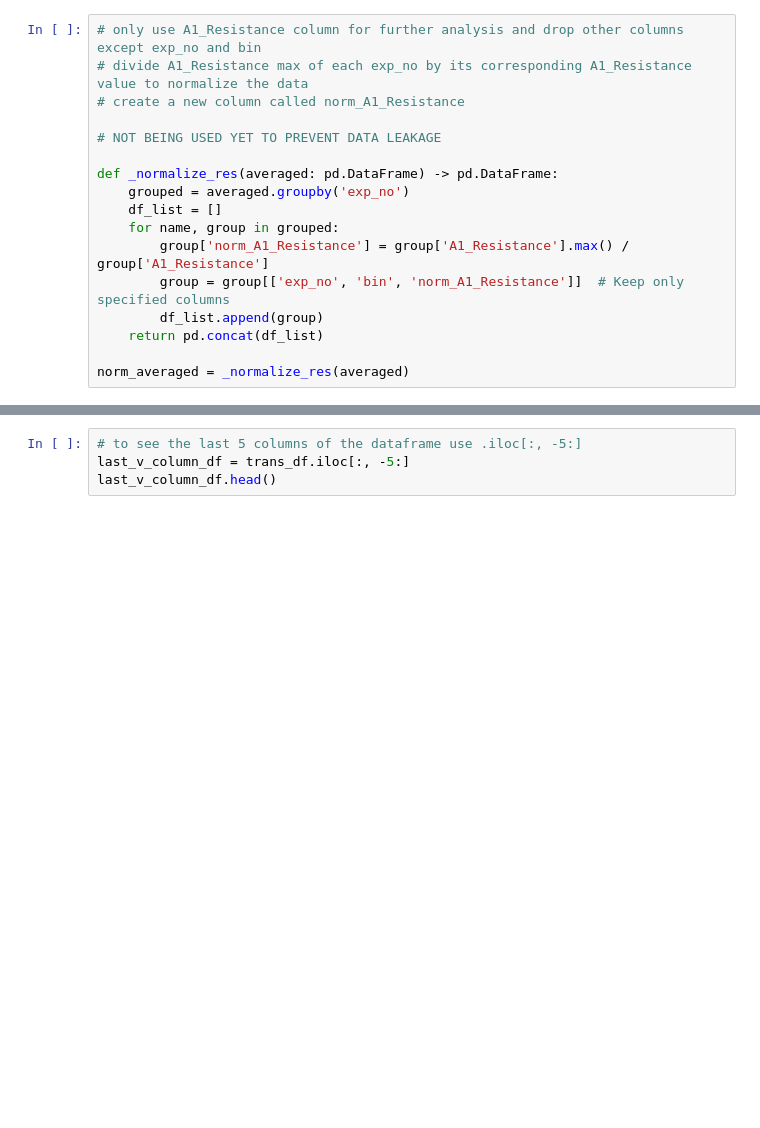
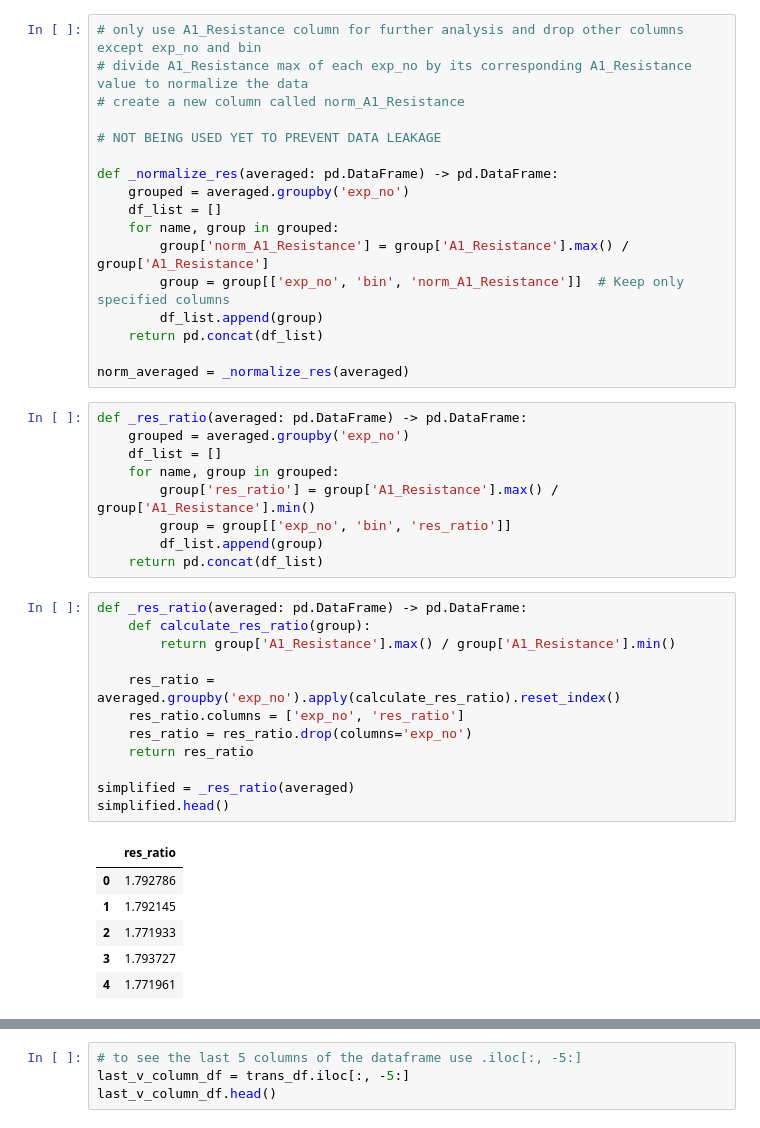
Before and after one commit to gavinlouuu-kpt/gas-sensor-ml, a Jupyter notebook: notebooks/node 1.2-lkw-data-combining.ipynb, the cells around one changed output, grey strips where cells are left out. Cells and saved outputs as stored; diff of their text form; blank space fills up the shorter version.

```diff
--- a/notebooks/node 1.2-lkw-data-combining.ipynb
+++ b/notebooks/node 1.2-lkw-data-combining.ipynb
@@ -163,6 +176,34 @@ def _normalize_res(averaged: pd.DataFrame) -> pd.DataFrame:
     return pd.concat(df_list)
 
 norm_averaged = _normalize_res(averaged)
+# %%
+def _res_ratio(averaged: pd.DataFrame) -> pd.DataFrame:
+    grouped = averaged.groupby('exp_no')
+    df_list = []
+    for name, group in grouped:
+        group['res_ratio'] = group['A1_Resistance'].max() / group['A1_Resistance'].min()
+        group = group[['exp_no', 'bin', 'res_ratio']]
+        df_list.append(group)
+    return pd.concat(df_list)
+# %%
+def _res_ratio(averaged: pd.DataFrame) -> pd.DataFrame:
+    def calculate_res_ratio(group):
+        return group['A1_Resistance'].max() / group['A1_Resistance'].min()
+
+    res_ratio = averaged.groupby('exp_no').apply(calculate_res_ratio).reset_index()
+    res_ratio.columns = ['exp_no', 'res_ratio']
+    res_ratio = res_ratio.drop(columns='exp_no')
+    return res_ratio
+
+simplified = _res_ratio(averaged)
+simplified.head()
+# %% [output]
+|  | res_ratio |
+| 0 | 1.792786 |
+| 1 | 1.792145 |
+| 2 | 1.771933 |
+| 3 | 1.793727 |
+| 4 | 1.771961 |
 # %%
 # transpose A1_Resistance column to rows
 def _transpose_(df_set: pd.DataFrame) -> pd.DataFrame:
```
Also changed, not shown: parts of 13 cells of this notebook, 2 other files.
